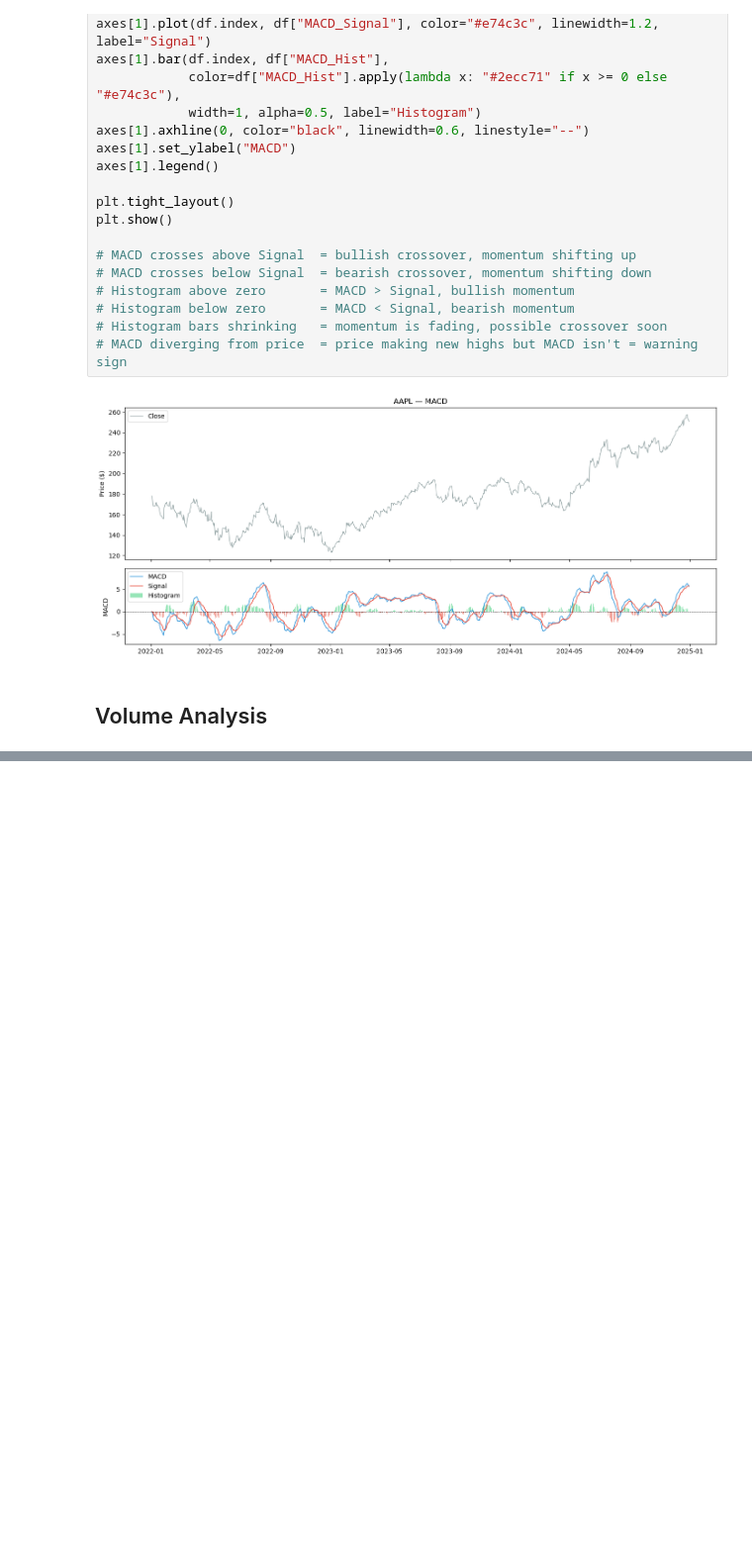
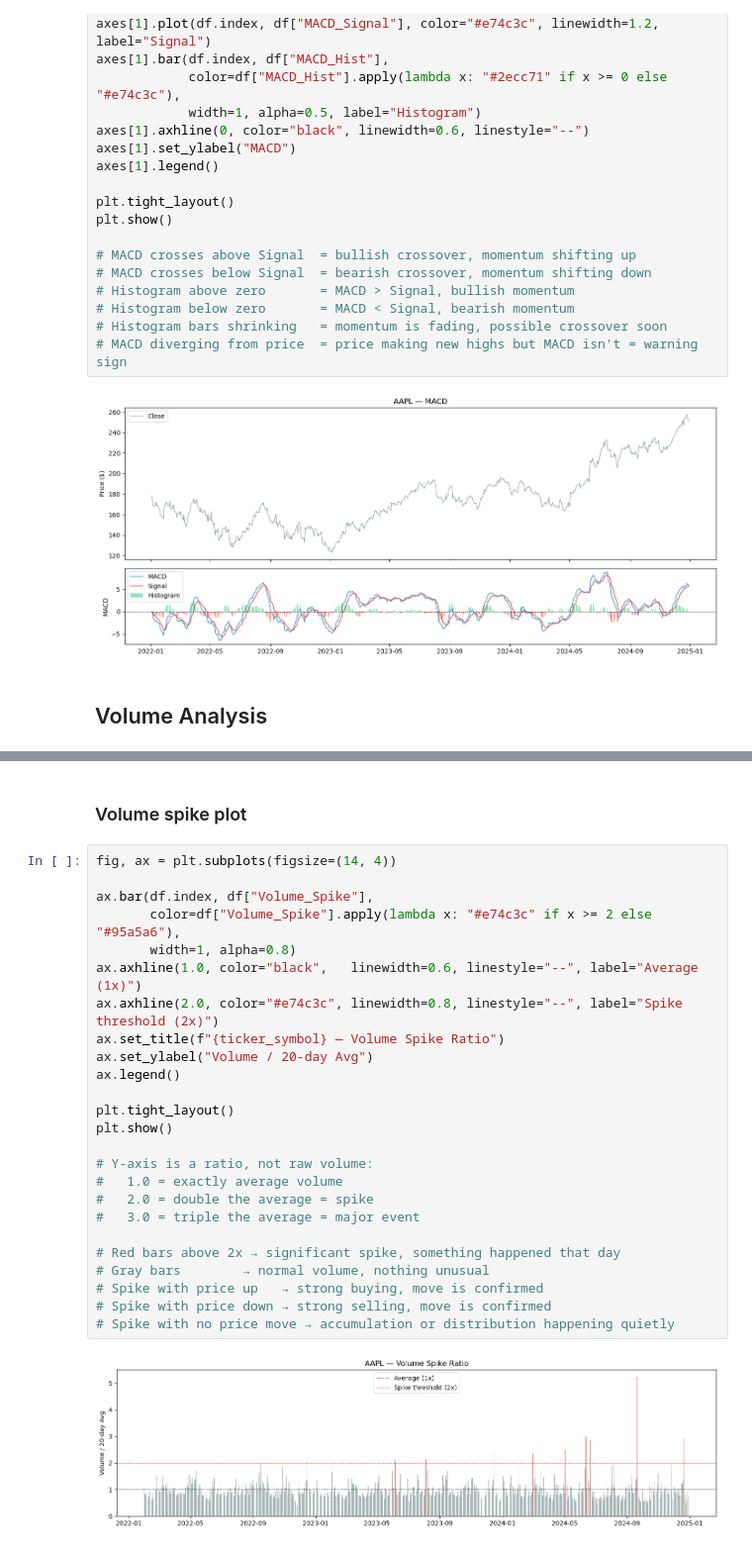
Before and after one commit to Sohail-Rasul/Stock-Price-Data-Analysis, a Jupyter notebook: analysis.ipynb, the cells around one changed output, grey strips where cells are left out. Shown at 99% size. Saved outputs shown, nothing was run; the diff lists cells and outputs as text; blank space fills up the shorter version.

```diff
--- a/analysis.ipynb
+++ b/analysis.ipynb
@@ -432,0 +508,29 @@ plt.show()
+# %% [markdown]
+### Volume spike plot
+# %%
+fig, ax = plt.subplots(figsize=(14, 4))
+
+ax.bar(df.index, df["Volume_Spike"],
+       color=df["Volume_Spike"].apply(lambda x: "#e74c3c" if x >= 2 else "#95a5a6"),
+       width=1, alpha=0.8)
+ax.axhline(1.0, color="black",   linewidth=0.6, linestyle="--", label="Average (1x)")
+ax.axhline(2.0, color="#e74c3c", linewidth=0.8, linestyle="--", label="Spike threshold (2x)")
+ax.set_title(f"{ticker_symbol} — Volume Spike Ratio")
+ax.set_ylabel("Volume / 20-day Avg")
+ax.legend()
+
+plt.tight_layout()
+plt.show()
+
+# Y-axis is a ratio, not raw volume:
+#   1.0 = exactly average volume
+#   2.0 = double the average = spike
+#   3.0 = triple the average = major event
+
+# Red bars above 2x → significant spike, something happened that day
+# Gray bars        → normal volume, nothing unusual
+# Spike with price up   → strong buying, move is confirmed
+# Spike with price down → strong selling, move is confirmed
+# Spike with no price move → accumulation or distribution happening quietly
+# %% [output]
+[figure, added]
```
Also changed, not shown: parts of 6 cells of this notebook, 1 other file.
